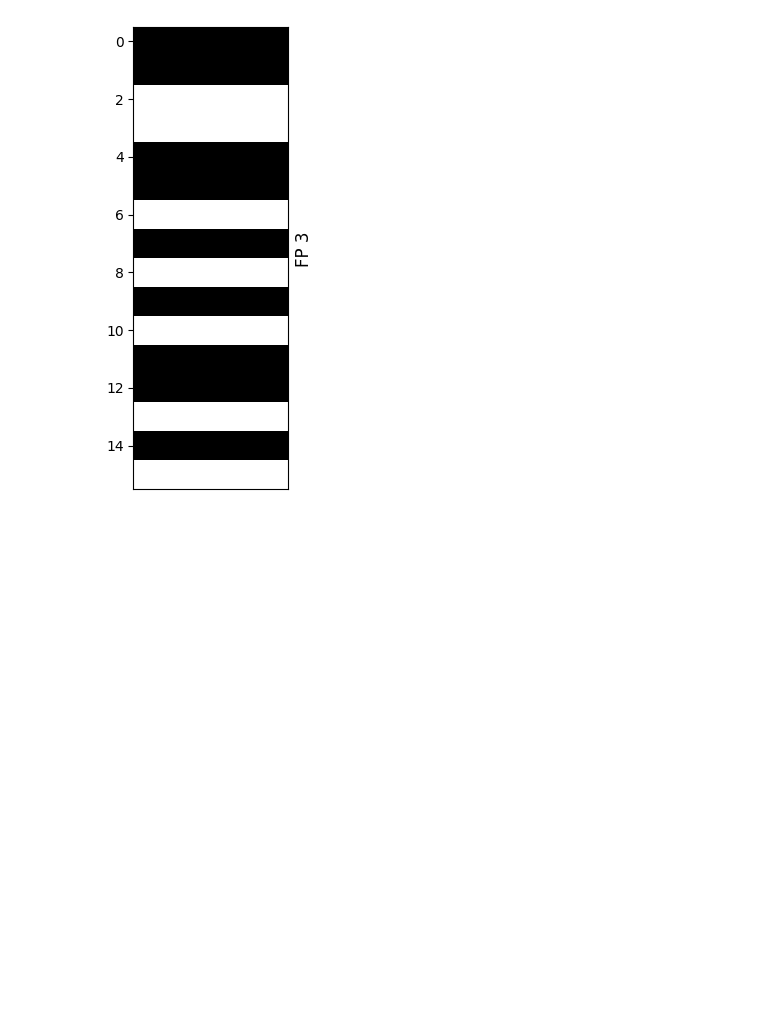
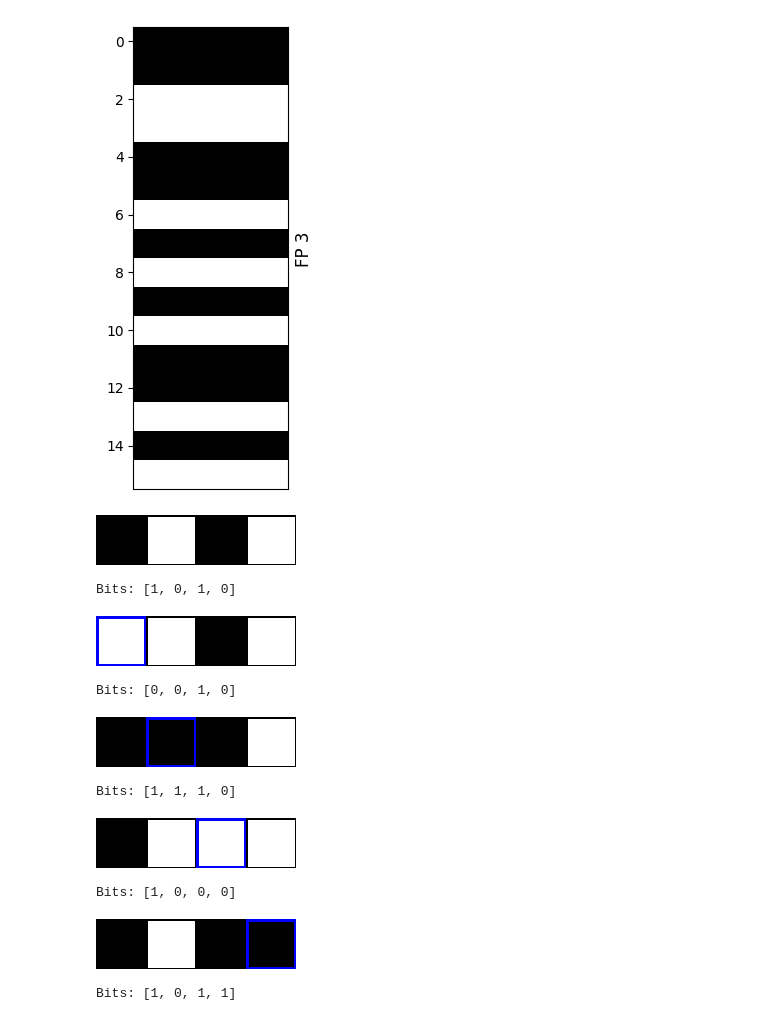
Before and after one commit to NilsDunlop/Flip2Mol, a Jupyter notebook: src/caffeine_example.ipynb, the cells around one changed output. Drawn from its saved outputs; the diff is of its cells as text; code cells hidden in the pictures; blank space fills up the shorter version.

Commit message:
bit flipping images

```diff
--- a/src/caffeine_example.ipynb
+++ b/src/caffeine_example.ipynb
@@ -232,0 +375,27 @@ plt.show()
+# %%
+viz = BitVectorVisualizer()
+
+viz.display()
+# %% [output]
+[figure, added]
+Bits: [1, 0, 1, 0]
+# %%
+viz.flip_bit(0)
+# %% [output]
+[figure, added]
+Bits: [0, 0, 1, 0]
+# %%
+viz.flip_bit(1)
+# %% [output]
+[figure, added]
+Bits: [1, 1, 1, 0]
+# %%
+viz.flip_bit(2)
+# %% [output]
+[figure, added]
+Bits: [1, 0, 0, 0]
+# %%
+viz.flip_bit(3)
+# %% [output]
+[figure, added]
+Bits: [1, 0, 1, 1]
```
Also changed, not shown: parts of 2 cells of this notebook.
